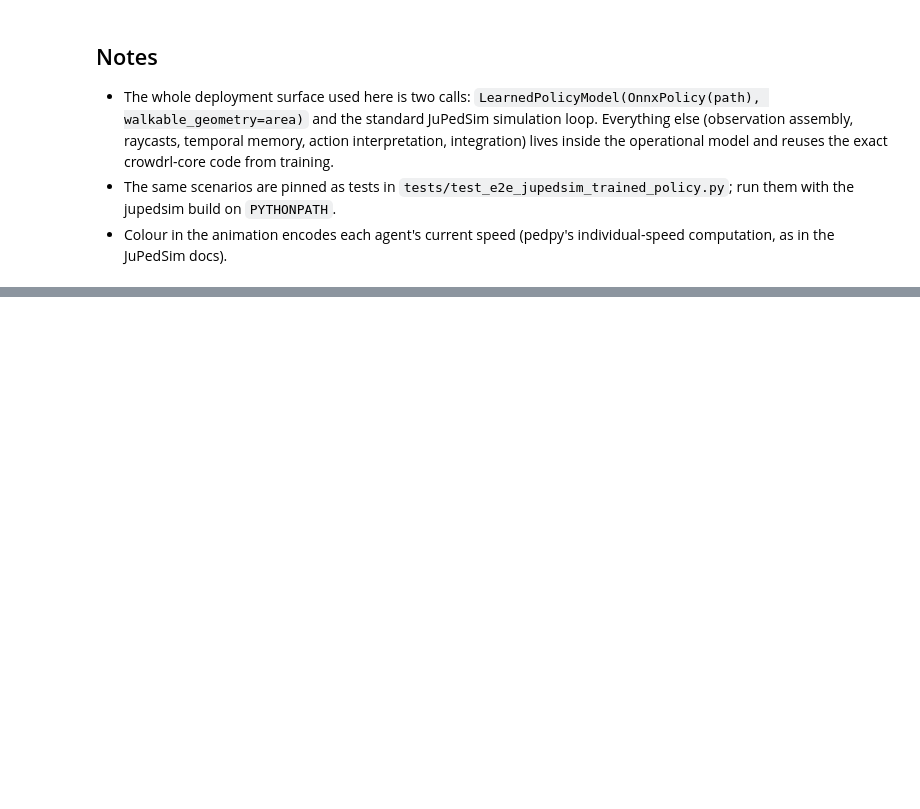
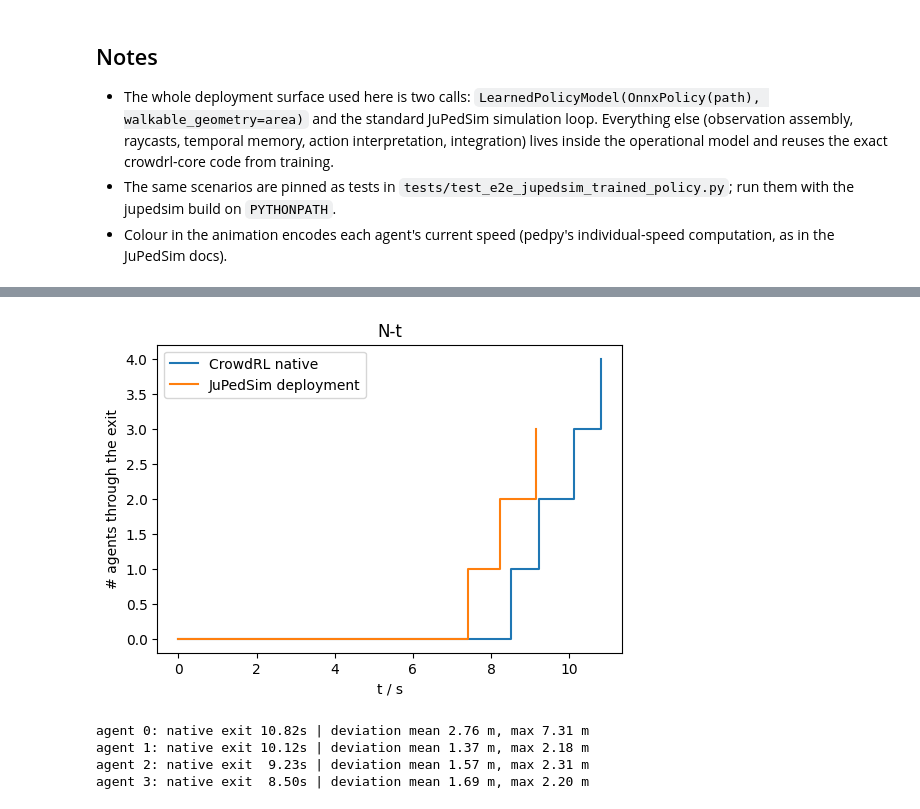
Before and after one commit to FabianPlum/CrowdRL, a Jupyter notebook: examples/10_jupedsim_learned_model.ipynb, the cells around one changed output, grey strips where cells are left out. Saved outputs shown, nothing was run; the diff lists cells and outputs as text; code cells hidden in the pictures; blank space fills up the shorter version.

```diff
--- a/examples/10_jupedsim_learned_model.ipynb
+++ b/examples/10_jupedsim_learned_model.ipynb
@@ -197,0 +369,35 @@ bottleneck: 12/12 agents exited in 30.3 s simulated time
+# %%
+# N-t comparison (cumulative agents through the exit) + per-agent deviation.
+jps_frames = jps_traj_data.data.groupby("id")["frame"].max()
+jps_exit_times = sorted(jps_frames[jps_frames < jps_frames.max()].to_list())
+# An agent alive until the recording's final frame never exited.
+n_agents = len(CORNER_SPAWNS)
+
+fig, ax = plt.subplots(figsize=(6, 4))
+for label, times in (
+    ("CrowdRL native", sorted(t * 0.01 for t in native_exits.values())),
+    ("JuPedSim deployment", [f / 25.0 for f in jps_exit_times]),
+):
+    ax.step([0.0] + list(times), range(len(times) + 1), where="post", label=label)
+ax.set_xlabel("t / s")
+ax.set_ylabel("# agents through the exit")
+ax.set_title("N-t")
+ax.legend()
+plt.show()
+
+# Position deviation per agent while both simulations still track it.
+jps_by_id = {i: g.sort_values("frame")[["x", "y"]].to_numpy() for i, g in jps_traj_data.data.groupby("id")}
+for idx, (jid, jtraj) in enumerate(sorted(jps_by_id.items())):
+    native_frames = native_traj[::4, idx, :]
+    common = min(len(jtraj), len(native_frames))
+    dev = np.linalg.norm(jtraj[:common] - native_frames[:common], axis=1)
+    print(
+        f"agent {idx}: native exit {native_exits.get(idx, 0) * 0.01:5.2f}s | "
+        f"deviation mean {dev.mean():.2f} m, max {dev.max():.2f} m"
+    )
+# %% [output]
+[figure, added]
+agent 0: native exit 10.82s | deviation mean 2.76 m, max 7.31 m
+agent 1: native exit 10.12s | deviation mean 1.37 m, max 2.18 m
+agent 2: native exit  9.23s | deviation mean 1.57 m, max 2.31 m
+agent 3: native exit  8.50s | deviation mean 1.69 m, max 2.20 m
```
Also changed, not shown: parts of 5 cells of this notebook, 1 other file.
